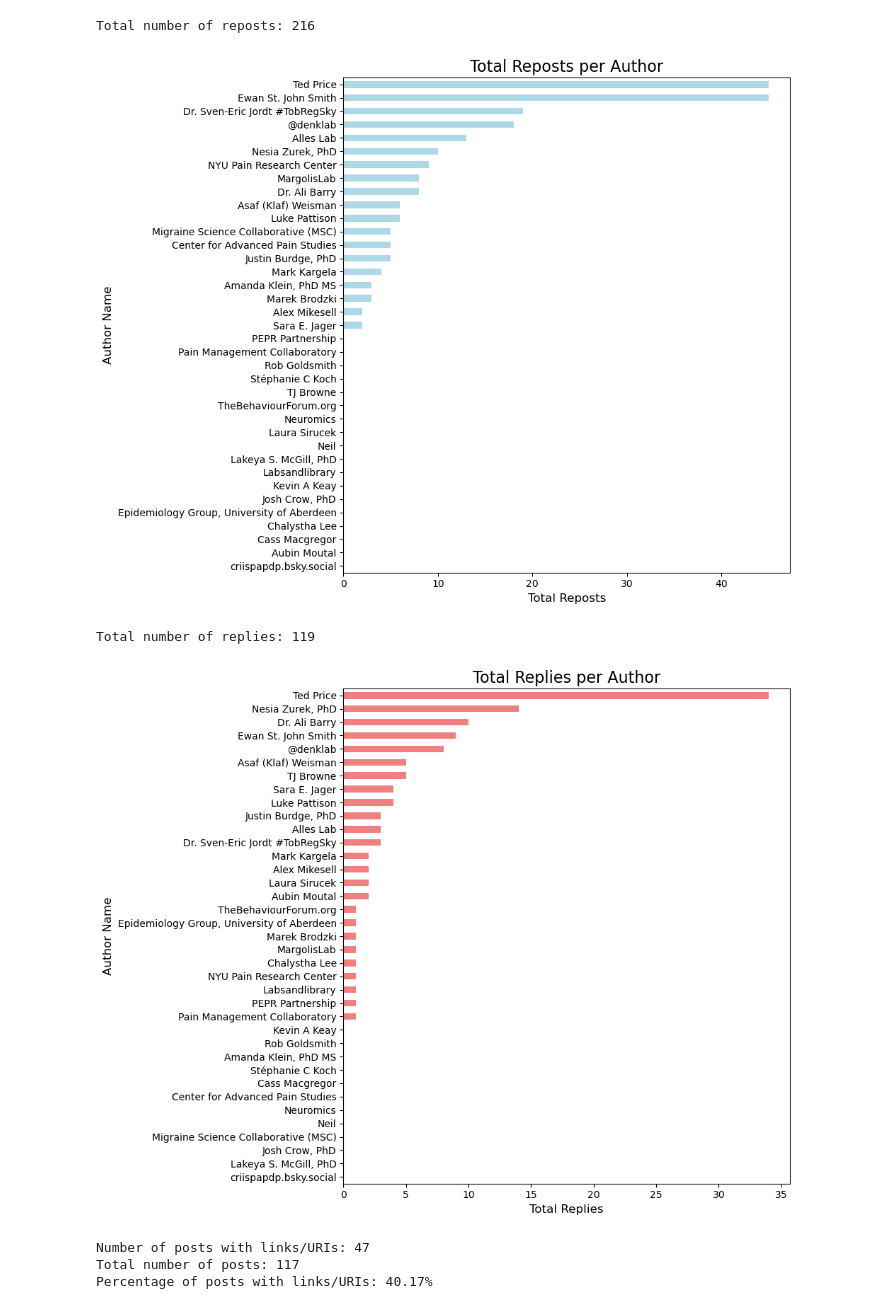
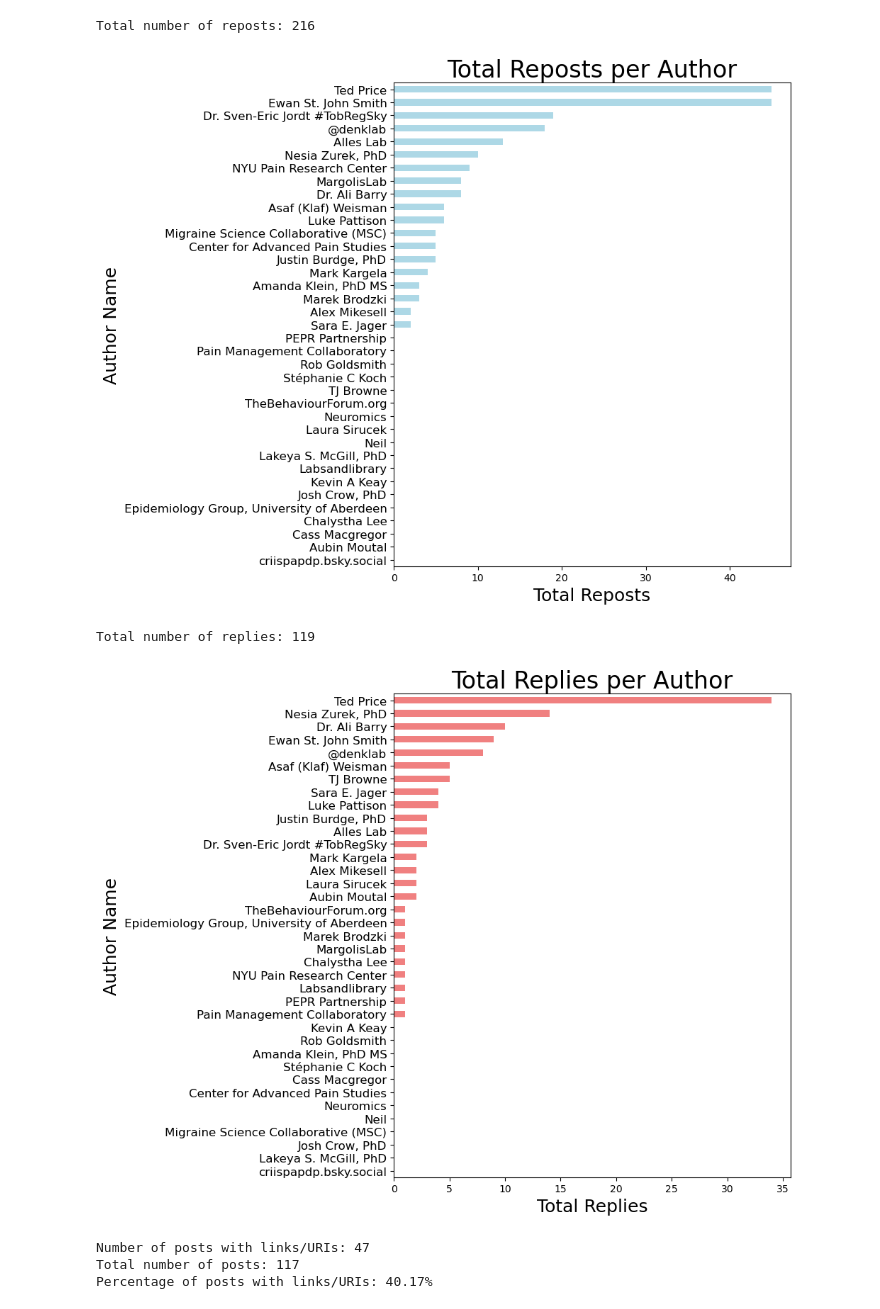
Before and after one commit to DocNessMonster/BlueSky_PainResearch, a Jupyter notebook: BlueSky_analysis_2024.ipynb, the cells around one changed output. Drawn from its saved outputs; the diff is of its cells as text; code cells hidden in the pictures.

```diff
--- a/BlueSky_analysis_2024.ipynb
+++ b/BlueSky_analysis_2024.ipynb
@@ -156,56 +166,70 @@ if 'repostCount' in data.columns and 'authorName' in data.columns:
     reposts_per_author.plot(kind='barh', color='lightblue')
 
     # Add labels and title
-    plt.xlabel('Total Reposts', fontsize=12)
-    plt.ylabel('Author Name', fontsize=12)
-    plt.title('Total Reposts per Author', fontsize=16)
+    plt.xlabel('Total Reposts', fontsize=18)
+    plt.ylabel('Author Name', fontsize=18)
+    plt.title('Total Reposts per Author', fontsize=24)
     plt.gca().invert_yaxis()  # Invert the y-axis for better readability
+
+        # Increase font size of author names on the y-axis
+    plt.yticks(fontsize=12)  # Adjust this value to change the font size
 
     # Display the plot
     plt.tight_layout()
+
+    # Save the figure as a .jpg file
+    plt.savefig('reposts.jpg', format='jpg')
+
     plt.show()
 else:
     print("The required columns ('repostCount' and 'authorName') do not exist in the CSV file.")
 # %% [output]
 Total number of reposts: 216
-[figure, old version]
+[figure, new version]
 # %%
 # Load the CSV file
 file_path = 'dataset_bluesky-posts-scraper_2024-12-20.csv'  # Replace with your CSV file path
 data = pd.read_csv(file_path)
 
 # Check if the 'replyCount' and 'authorName' columns exist
 if 'replyCount' in data.columns and 'authorName' in data.columns:
     # Ensure 'replyCount' is numeric
     data['replyCount'] = pd.to_numeric(data['replyCount'], errors='coerce')
 
     # Aggregate replyCount per author
     replies_per_author = data.groupby('authorName')['replyCount'].sum().sort_values(ascending=False)
 
     # Calculate total number of likes
     total_replies = data['replyCount'].sum()
 
     # Print total number of likes
     print(f"Total number of replies: {total_replies}")
 
     # Plot a horizontal bar graph
     plt.figure(figsize=(10, 8))
     replies_per_author.plot(kind='barh', color='lightcoral')
 
     # Add labels and title
-    plt.xlabel('Total Replies', fontsize=12)
-    plt.ylabel('Author Name', fontsize=12)
-    plt.title('Total Replies per Author', fontsize=16)
+    plt.xlabel('Total Replies', fontsize=18)
+    plt.ylabel('Author Name', fontsize=18)
+    plt.title('Total Replies per Author', fontsize=24)
     plt.gca().invert_yaxis()  # Invert the y-axis for better readability
+
+        # Increase font size of author names on the y-axis
+    plt.yticks(fontsize=12)  # Adjust this value to change the font size
 
     # Display the plot
     plt.tight_layout()
+
+    # Save the figure as a .jpg file
+    plt.savefig('replies.jpg', format='jpg')
+
     plt.show()
 else:
     print("The required columns ('replyCount' and 'authorName') do not exist in the CSV file.")
 # %% [output]
 Total number of replies: 119
-[figure, old version]
+[figure, new version]
 # %%
 # Load the CSV file
 file_path = 'dataset_bluesky-posts-scraper_2024-12-20.csv'  # Replace with your CSV file path
```
Also changed, not shown: parts of 3 cells of this notebook.
